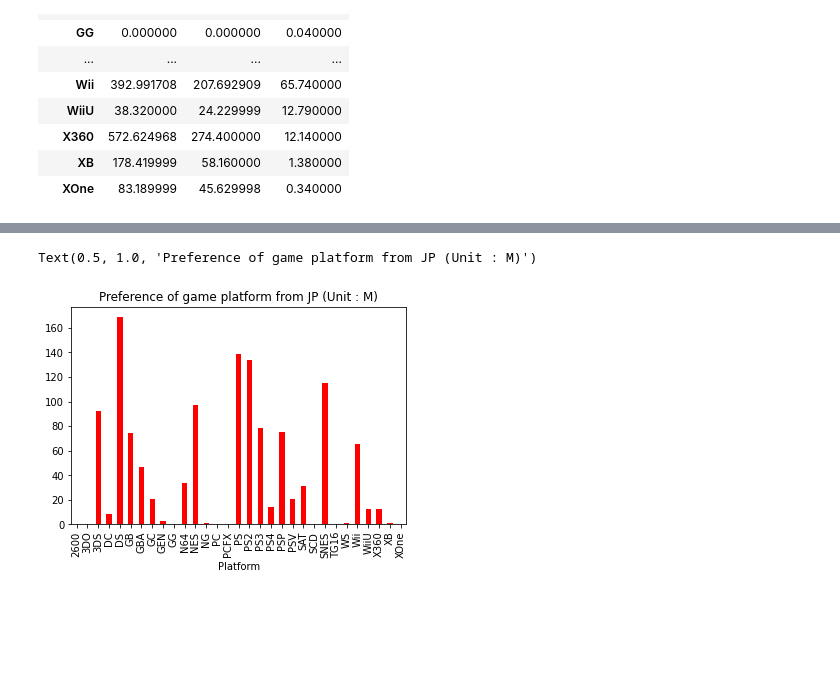
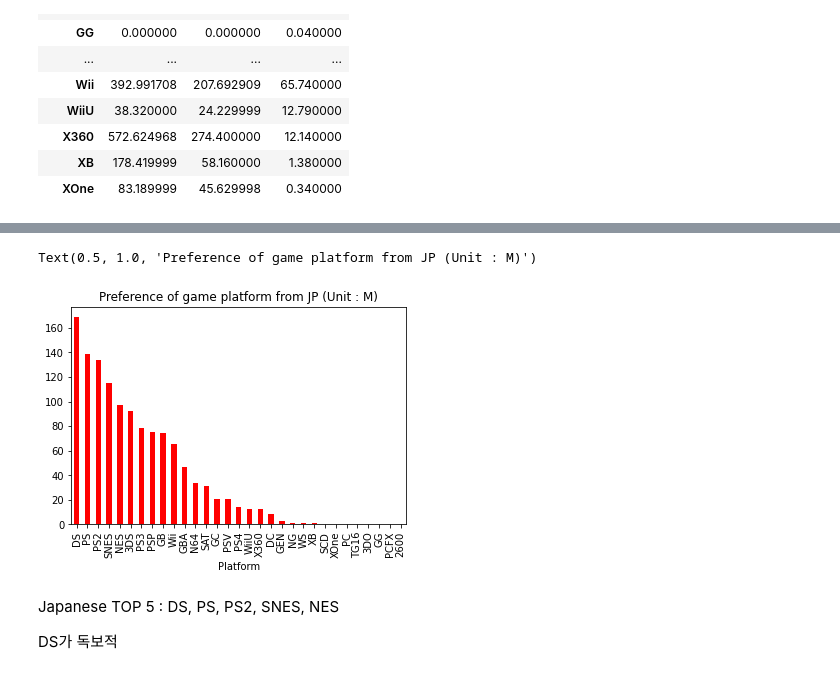
Before and after one commit to threegenie/vgames_project, a Jupyter notebook: game_data.ipynb, the cells around one changed output, grey strips where cells are left out. Cells and saved outputs as stored; diff of their text form; code cells hidden in the pictures; blank space fills up the shorter version.

```diff
--- a/game_data.ipynb
+++ b/game_data.ipynb
@@ -284,7 +295,12 @@ Text(0.5, 1.0, 'Preference of game platform from NA (Unit : M)')
 # %%
 #일본의 게임 플랫폼 선호도 - 매출액 비교
-pf['JP_Sales'].plot(kind='bar',color='red')
+pf3 = pf.sort_values(by='JP_Sales',ascending=False)
+pf3['JP_Sales'].plot(kind='bar',color='red')
 plt.title('Preference of game platform from JP (Unit : M)')
 # %% [output]
 Text(0.5, 1.0, 'Preference of game platform from JP (Unit : M)')
-[figure, old version]
+[figure, new version]
+# %% [markdown]
+Japanese TOP 5 : DS, PS, PS2, SNES, NES
+
+DS가 독보적
```
Also changed, not shown: parts of 4 cells of this notebook.
